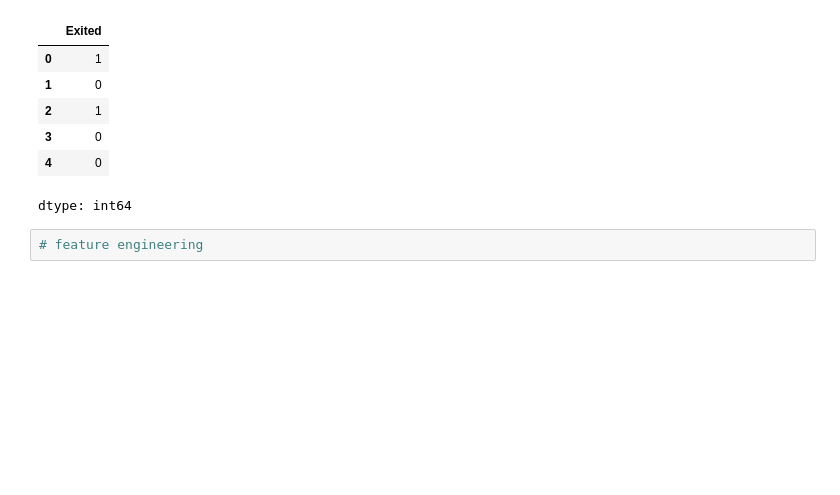
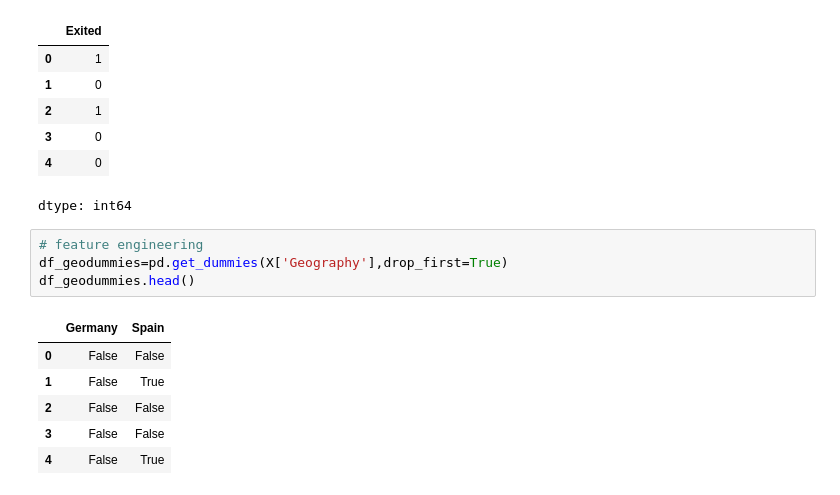
Before and after one commit to student-pornima26/CNN-Based-Plant-Disease-Prediction-for-Sustainable-Agriculture, a Jupyter notebook: ANNpractice.ipynb, the cells around one changed output. Saved outputs shown, nothing was run; the diff lists cells and outputs as text; blank space fills up the shorter version.

```diff
--- a/ANNpractice.ipynb
+++ b/ANNpractice.ipynb
@@ -63,5 +63,14 @@ y.head()
 | 3 | 0 |
 | 4 | 0 |
 dtype: int64
-# %%
-# feature engineering
+# %%
+# feature engineering
+df_geodummies=pd.get_dummies(X['Geography'],drop_first=True)
+df_geodummies.head()
+# %% [output]
+|  | Germany | Spain |
+| 0 | False | False |
+| 1 | False | True |
+| 2 | False | False |
+| 3 | False | False |
+| 4 | False | True |
```
Also changed, not shown: parts of 14 cells of this notebook.
